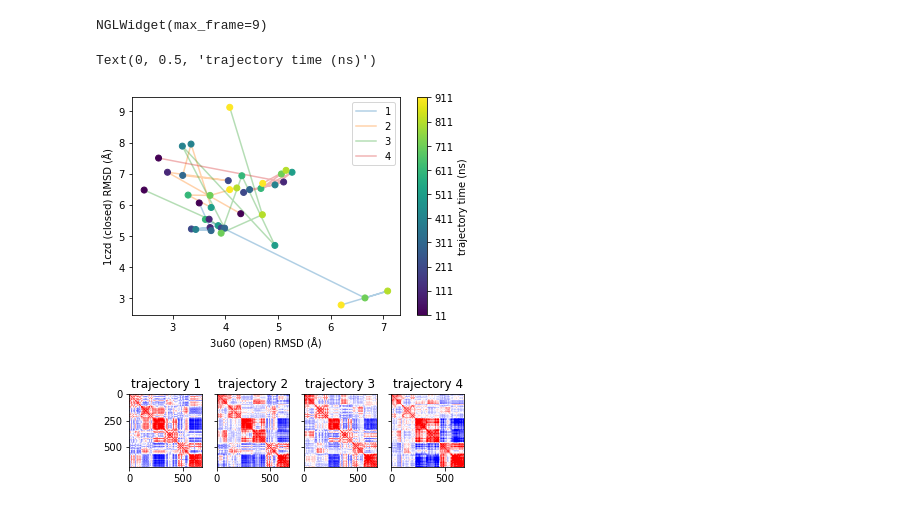
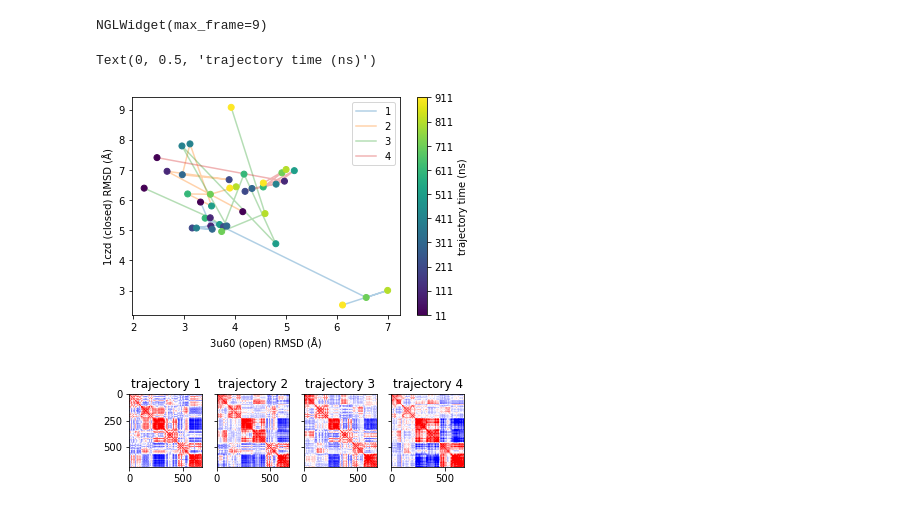
Before and after one commit to kentgorday/kuriyanlab_python-workshops, a Jupyter notebook: 6/openclamp_demo.ipynb, the cells around one changed output. Drawn from its saved outputs; the diff is of its cells as text; code cells hidden in the pictures.

```diff
--- a/6/openclamp_demo.ipynb
+++ b/6/openclamp_demo.ipynb
@@ -81,27 +81,34 @@ reference_1czd = md.load("1czd_init.pdb").remove_solvent()
 rmsd_3u60 = [md.rmsd(traj, reference) for traj in trajlist]
 rmsd_1czd = [md.rmsd(traj, reference_1czd) for traj in trajlist]
 
-# The 1czd structure we loaded does not have hydrogens. Let's select all heavy atoms using the topology object
-# from the first trajectory, since we know they all share the same topology:
-#heavy_selection = trajlist[0].topology.select_atom_indices('heavy')
+# We could also select only heavy atoms using the topology object from the first trajectory, since we know they
+# all share the same topology:
+heavy_selection = trajlist[0].topology.select_atom_indices('heavy')
 #all_selection = reference_1czd.topology.select_atom_indices('all')
-#rmsd_1czd = [md.rmsd(traj, reference_1czd, atom_indices = heavy_selection, ref_atom_indices = all_selection)
-#             for traj in trajlist]
+rmsd_3u60_heavy = [md.rmsd(traj, reference, atom_indices = heavy_selection) for traj in trajlist]
+rmsd_1czd_heavy = [md.rmsd(traj, reference_1czd, atom_indices = heavy_selection) for traj in trajlist]
 # %%
 %matplotlib inline
 from matplotlib import pyplot as plt
 import numpy as np
 
+# Let's visualize each trajectory's RMSD to each reference over time:
 for i in range(4):
-    plt.plot(rmsd_3u60[i] * 10, rmsd_1czd[i] * 10, alpha = 0.35, zorder = 1)
-    plt.scatter(rmsd_3u60[i] * 10, rmsd_1czd[i] * 10, c = np.arange(rmsd_3u60[i].shape[0]), zorder = 2)
+    # Draw lines connecting consecutive frames in a trajectory:
+    plt.plot(rmsd_3u60_heavy[i] * 10, rmsd_1czd_heavy[i] * 10, alpha = 0.35, zorder = 1)
+    # Draw points at each frame, colored by their frame number, and making sure they appear on top of the lines:
+    plt.scatter(rmsd_3u60_heavy[i] * 10, rmsd_1czd_heavy[i] * 10, c = np.arange(rmsd_3u60[i].shape[0]), zorder = 2)
+
 plt.xlabel("3u60 (open) RMSD (Å)")
 plt.ylabel("1czd (closed) RMSD (Å)")
 plt.legend(np.arange(4) + 1)
 cbar = plt.colorbar()
+# Convert frame index to time on the colorbar:
 cbar.ax.set_yticklabels((trajlist[0].time / 1000).astype(int)) # quick hack to round, in general use str formatting
 cbar.ax.set_ylabel("trajectory time (ns)")
+
+# We see, as before, that trajectory 1 closes into a structure which is like 1czd and not 3u60 in the last 3 frames
 # %% [output]
 Text(0, 0.5, 'trajectory time (ns)')
-[figure, old version]
+[figure, new version]
 # %%
```
Also changed, not shown: parts of 5 cells of this notebook, 4 other files.
